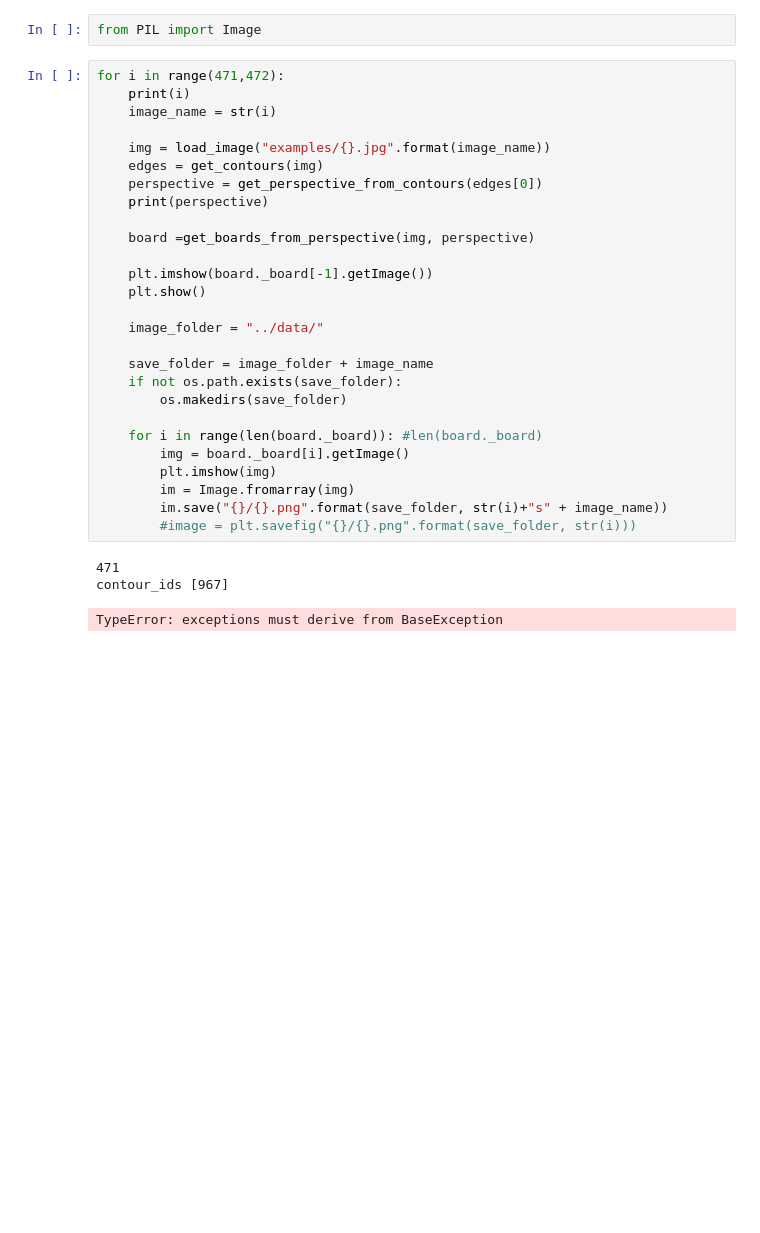
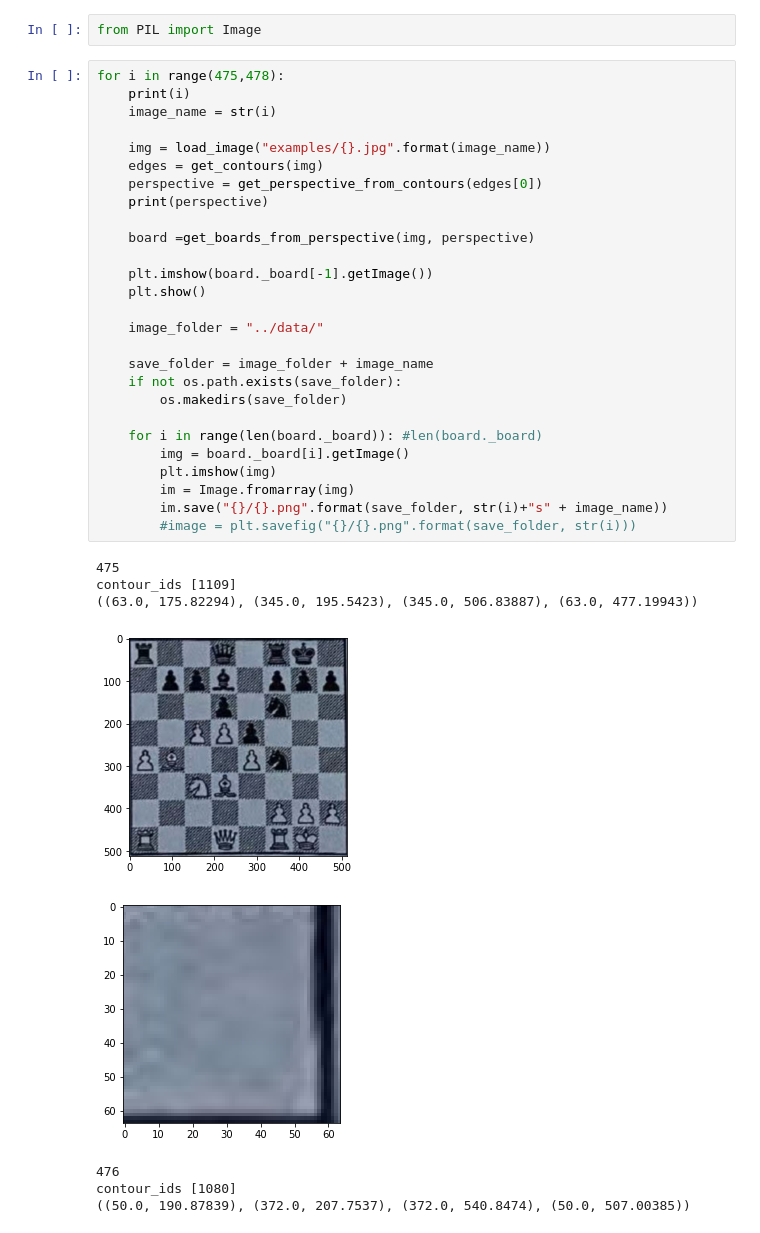
Before and after one commit to yizhouzhao/chessocr, a Jupyter notebook: data_label.ipynb, the cells around one changed output. Drawn from its saved outputs; the diff is of its cells as text; blank space fills up the shorter version.

```diff
--- a/data_label.ipynb
+++ b/data_label.ipynb
@@ -9,33 +9,38 @@ from src.algorithm import *
 # %%
 from PIL import Image
 # %%
-for i in range(471,472):
+for i in range(475,478):
     print(i)
     image_name = str(i)
 
     img = load_image("examples/{}.jpg".format(image_name))
     edges = get_contours(img)
     perspective = get_perspective_from_contours(edges[0])
     print(perspective)
 
     board =get_boards_from_perspective(img, perspective)
 
     plt.imshow(board._board[-1].getImage())
     plt.show()
 
     image_folder = "../data/"
 
     save_folder = image_folder + image_name
     if not os.path.exists(save_folder):
         os.makedirs(save_folder)
 
     for i in range(len(board._board)): #len(board._board)
         img = board._board[i].getImage()
         plt.imshow(img)
         im = Image.fromarray(img)
         im.save("{}/{}.png".format(save_folder, str(i)+"s" + image_name))
         #image = plt.savefig("{}/{}.png".format(save_folder, str(i)))
 # %% [output]
-471
-contour_ids [967]
+475
+contour_ids [1109]
+((63.0, 175.82294), (345.0, 195.5423), (345.0, 506.83887), (63.0, 477.19943))
+[figure, added]
+[figure, added]
-TypeError: exceptions must derive from BaseException
+476
+contour_ids [1080]
+((50.0, 190.87839), (372.0, 207.7537), (372.0, 540.8474), (50.0, 507.00385))
```
Also changed, not shown: parts of 1 cell of this notebook, 3 other files.
